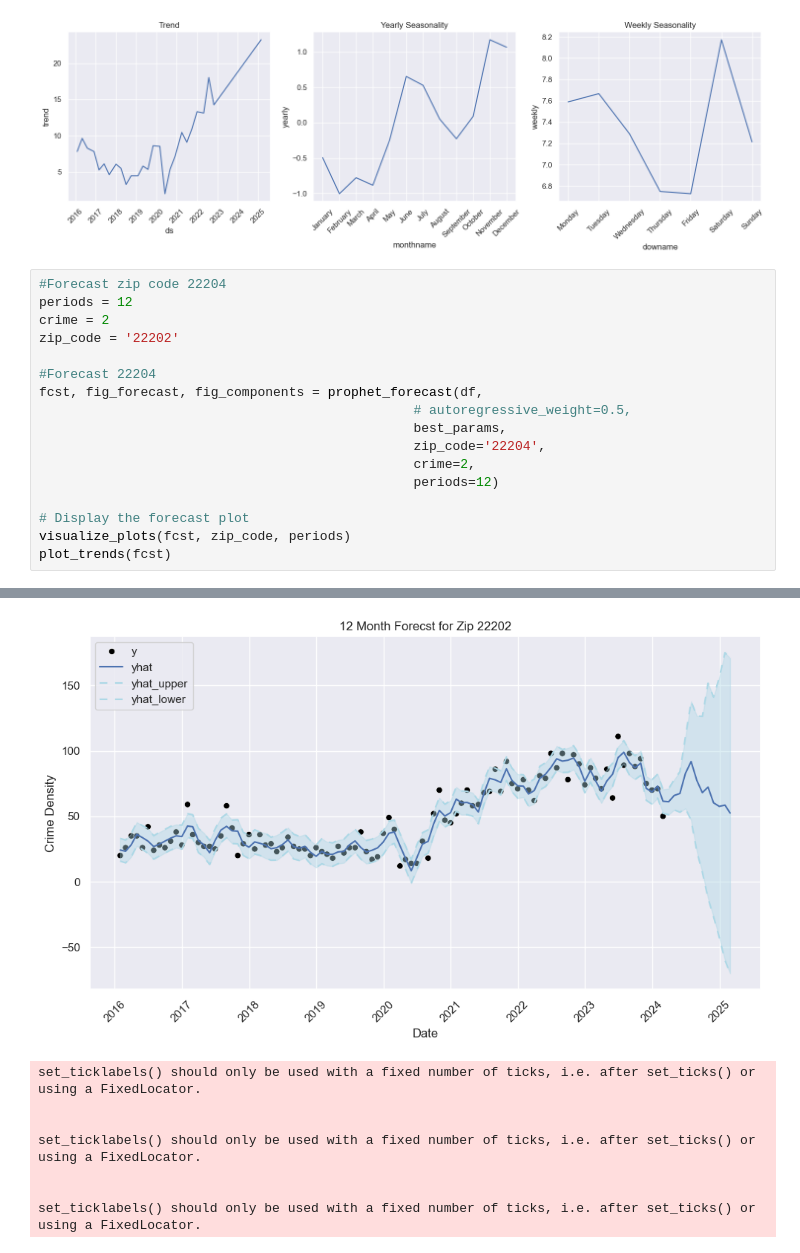
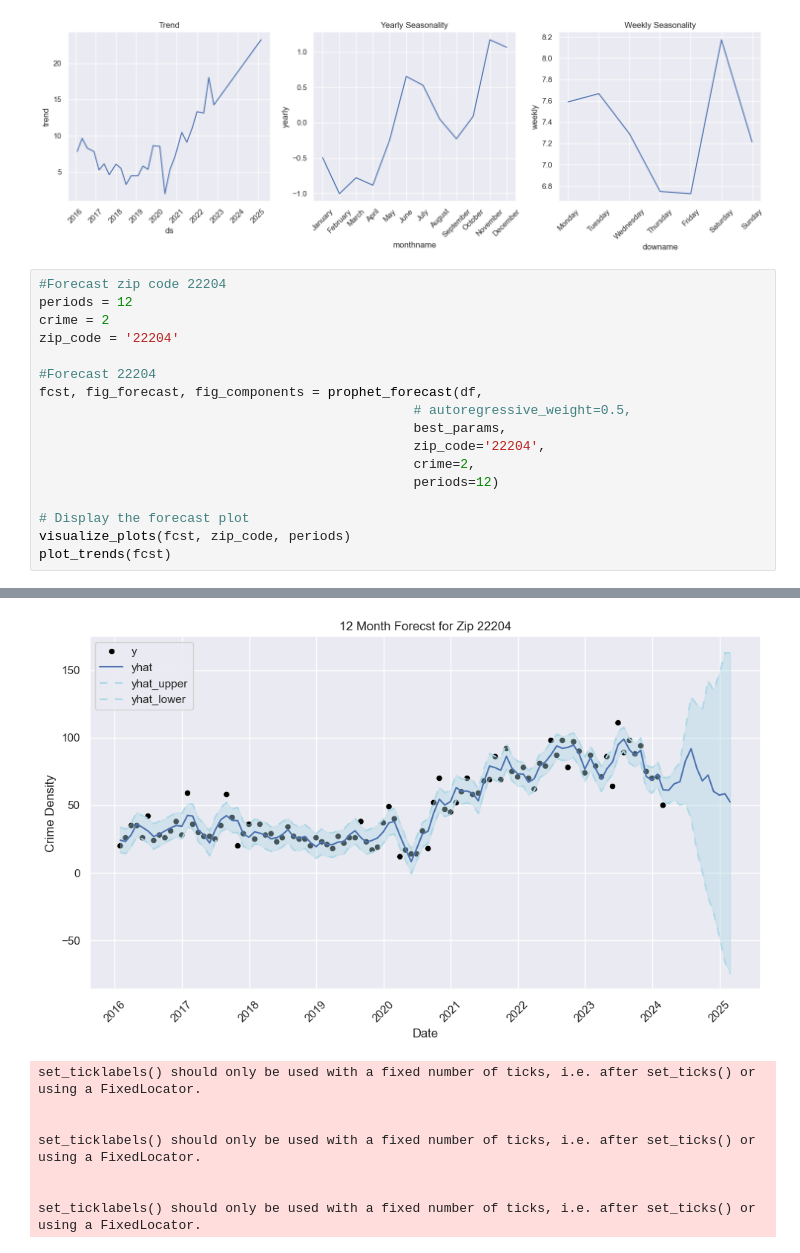
Before and after one commit to a-memme/arlington_crime_density, a Jupyter notebook: ml_files/prophet.ipynb, the cells around one changed output, grey strips where cells are left out. Cells and saved outputs as stored; diff of their text form.

```diff
--- a/ml_files/prophet.ipynb
+++ b/ml_files/prophet.ipynb
@@ -362,7 +362,7 @@ set_ticklabels() should only be used with a fixed number of ticks, i.e. after se
 #Forecast zip code 22204
 periods = 12
 crime = 2
-zip_code = '22202'
+zip_code = '22204'
 
 #Forecast 22204
 fcst, fig_forecast, fig_components = prophet_forecast(df,
@@ -381,4 +381,4 @@ plot_trends(fcst)
-[figure, old version]
+[figure, new version]
 set_ticklabels() should only be used with a fixed number of ticks, i.e. after set_ticks() or using a FixedLocator.
 
 
```
Also changed, not shown: parts of 1 cell of this notebook.
